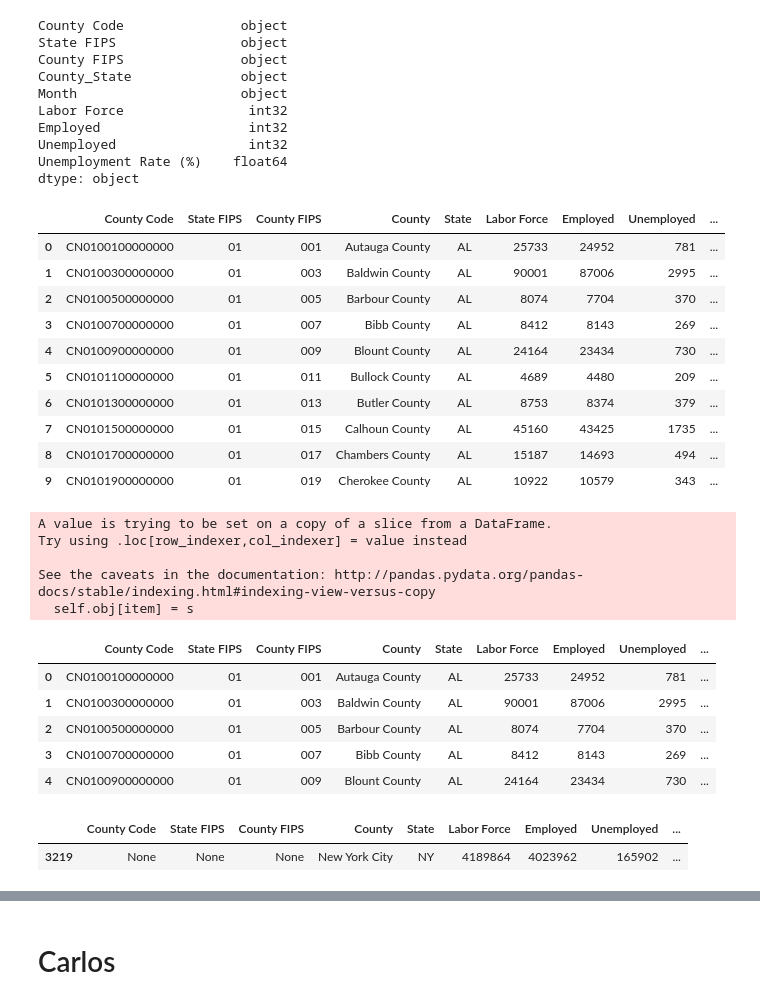
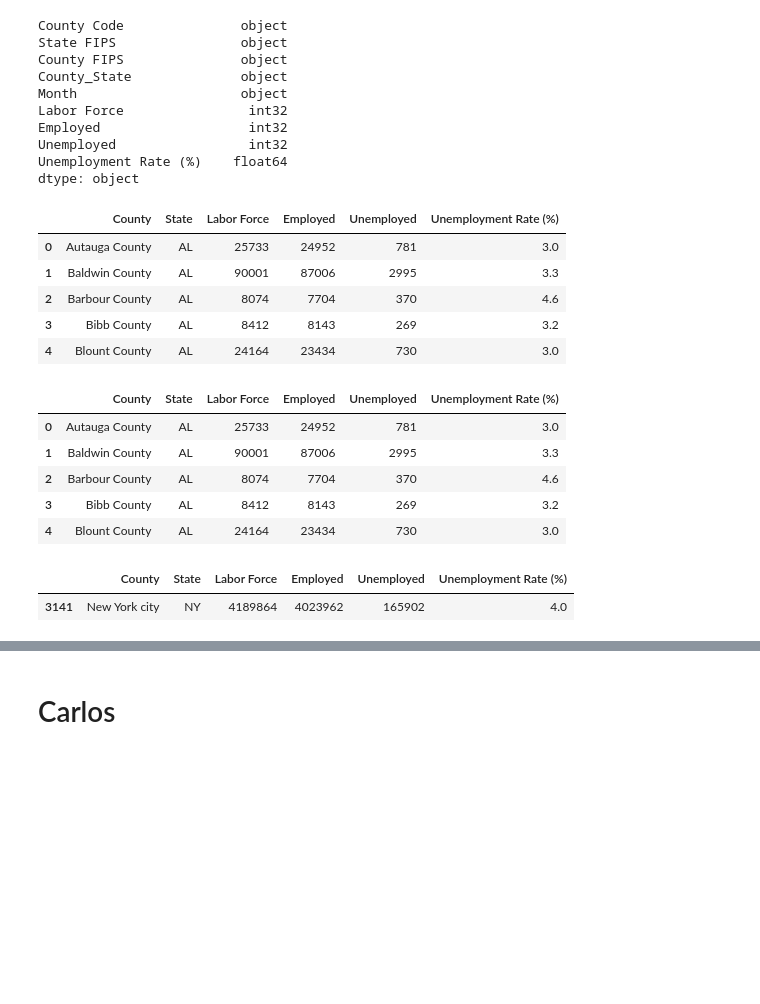
Before and after one commit to Gissel7181/Project-One, a Jupyter notebook: Master_File.ipynb, the cells around one changed output, grey strips where cells are left out. Drawn from its saved outputs; the diff is of its cells as text; code cells hidden in the pictures; blank space fills up the shorter version.

```diff
--- a/Master_File.ipynb
+++ b/Master_File.ipynb
@@ -30,13 +30,15 @@ counties = []
 for row in range(0, len(Fortune_500)):
     city = Fortune_500["Hqcity"][row]
     state = Fortune_500["Hqstate"][row]
-    results = geocoder.google(f"{city},{state}", key=g_key)
+    results = geocoder.google(f"{city}, {state}", key=g_key)
 
     # Use conditional to set county equal to city name if no county is available
     if type(results.county) != str:
         counties.append(f"{city} city, {state}")
     elif results.county == "Queens County":
         counties.append("New York city, NY")
+    elif results.county == "District of Columbia":
+        counties.append("District of Columbia")
     else:
         counties.append(f"{results.county}, {state}")
 
@@ -218,37 +205,35 @@ dtype: object
 # %%
 # Create empty list variables to store split values
 unemployment_counties = []
 unemployment_states = []
 
 # Loop through df to split County_State column into County and State
 for row in range(0, len(unemployment_df)):
     county_split = unemployment_df["County_State"][row].split(",")
     county_split[0].strip()
     county_split[-1].strip()
     unemployment_counties.append(county_split[0])
     unemployment_states.append(county_split[-1])
 
 # Add columns to df
 unemployment_df["County"] = unemployment_counties
 unemployment_df["State"] = unemployment_states
 
 # Rearrange columns and remove unnecessary columns
-unemployment_df = unemployment_df[["County Code", "State FIPS", "County FIPS", "County", "State", "Labor Force",
-                                   "Employed", "Unemployed", "Unemployment Rate (%)"]]
+unemployment_df = unemployment_df[["County", "State", "Labor Force", "Employed",
+                                   "Unemployed", "Unemployment Rate (%)"]]
 
-unemployment_df.head(10)
+# Drop Puerto Rico from dataframe
+unemployment_df = unemployment_df.loc[unemployment_df["State"] != " PR"]
+
+unemployment_df.head()
 # %% [output]
-|  | County Code | State FIPS | County FIPS | County | State | Labor Force | Employed | Unemployed | ... |
-| 0 | CN0100100000000 | 01 | 001 | Autauga County | AL | 25733 | 24952 | 781 | ... |
-| 1 | CN0100300000000 | 01 | 003 | Baldwin County | AL | 90001 | 87006 | 2995 | ... |
-| 2 | CN0100500000000 | 01 | 005 | Barbour County | AL | 8074 | 7704 | 370 | ... |
-| 3 | CN0100700000000 | 01 | 007 | Bibb County | AL | 8412 | 8143 | 269 | ... |
-| 4 | CN0100900000000 | 01 | 009 | Blount County | AL | 24164 | 23434 | 730 | ... |
-| 5 | CN0101100000000 | 01 | 011 | Bullock County | AL | 4689 | 4480 | 209 | ... |
-| 6 | CN0101300000000 | 01 | 013 | Butler County | AL | 8753 | 8374 | 379 | ... |
-| 7 | CN0101500000000 | 01 | 015 | Calhoun County | AL | 45160 | 43425 | 1735 | ... |
-| 8 | CN0101700000000 | 01 | 017 | Chambers County | AL | 15187 | 14693 | 494 | ... |
-| 9 | CN0101900000000 | 01 | 019 | Cherokee County | AL | 10922 | 10579 | 343 | ... |
+|  | County | State | Labor Force | Employed | Unemployed | Unemployment Rate (%) |
+| 0 | Autauga County | AL | 25733 | 24952 | 781 | 3.0 |
+| 1 | Baldwin County | AL | 90001 | 87006 | 2995 | 3.3 |
+| 2 | Barbour County | AL | 8074 | 7704 | 370 | 4.6 |
+| 3 | Bibb County | AL | 8412 | 8143 | 269 | 3.2 |
+| 4 | Blount County | AL | 24164 | 23434 | 730 | 3.0 |
 # %%
 # New York City is split into 5 counties for each borough and must be combined into one entry
 
@@ -256,14 +241,14 @@ unemployment_df.head(10)
 nyc_df = unemployment_df.loc[unemployment_df["State"] == " NY"]
 
 # Rename each county to New York City
-nyc_df.loc[nyc_df["County"] == "New York County", "County"] = "New York City"
-nyc_df.loc[nyc_df["County"] == "Kings County", "County"] = "New York City"
-nyc_df.loc[nyc_df["County"] == "Bronx County", "County"] = "New York City"
-nyc_df.loc[nyc_df["County"] == "Richmond County", "County"] = "New York City"
-nyc_df.loc[nyc_df["County"] == "Queens County", "County"] = "New York City"
+nyc_df.loc[nyc_df["County"] == "New York County", "County"] = "New York city"
+nyc_df.loc[nyc_df["County"] == "Kings County", "County"] = "New York city"
+nyc_df.loc[nyc_df["County"] == "Bronx County", "County"] = "New York city"
+nyc_df.loc[nyc_df["County"] == "Richmond County", "County"] = "New York city"
+nyc_df.loc[nyc_df["County"] == "Queens County", "County"] = "New York city"
 
 # Combine all New York City data into one dataframe
-nyc_df = nyc_df.loc[nyc_df["County"] == "New York City"]
+nyc_df = nyc_df.loc[nyc_df["County"] == "New York city"]
 
 # Find totals of statistics and find unemployment rate for all 5 boroughs
 nyc_labor_force = nyc_df["Labor Force"].sum()
@@ -272,33 +257,28 @@ nyc_unemployed = nyc_df["Unemployed"].sum()
 nyc_unemployment_rate = round(nyc_unemployed / nyc_labor_force * 100, 1)
 
 # Make a dataframe using NYC totals
-nyc_totals = pd.DataFrame({"County Code": None, "State FIPS": None, "County FIPS": None, "County": "New York City",
-                           "State": "NY", "Labor Force": nyc_labor_force, "Employed": nyc_employed,
-                           "Unemployed": nyc_unemployed, "Unemployment Rate (%)": nyc_unemployment_rate}, index=[0])
+nyc_totals = pd.DataFrame({"County": "New York city", "State": "NY", "Labor Force": nyc_labor_force,
+                           "Employed": nyc_employed, "Unemployed": nyc_unemployed,
+                           "Unemployment Rate (%)": nyc_unemployment_rate}, index=[0])
 
 # Drop NYC rows from unemployment dataframe
-unemployment_df[unemployment_df.County != "New York City"]
+unemployment_df[unemployment_df.County != "New York city"]
 
 # Merge NYC totals into main dataframe to replace dropped rows
 unemployment_df = unemployment_df.merge(nyc_totals, how="outer")
 unemployment_df.head()
 # %% [output]
-A value is trying to be set on a copy of a slice from a DataFrame.
-Try using .loc[row_indexer,col_indexer] = value instead
-
-See the caveats in the documentation: http://pandas.pydata.org/pandas-docs/stable/indexing.html#indexing-view-versus-copy
-  self.obj[item] = s
-|  | County Code | State FIPS | County FIPS | County | State | Labor Force | Employed | Unemployed | ... |
-| 0 | CN0100100000000 | 01 | 001 | Autauga County | AL | 25733 | 24952 | 781 | ... |
-| 1 | CN0100300000000 | 01 | 003 | Baldwin County | AL | 90001 | 87006 | 2995 | ... |
-| 2 | CN0100500000000 | 01 | 005 | Barbour County | AL | 8074 | 7704 | 370 | ... |
-| 3 | CN0100700000000 | 01 | 007 | Bibb County | AL | 8412 | 8143 | 269 | ... |
-| 4 | CN0100900000000 | 01 | 009 | Blount County | AL | 24164 | 23434 | 730 | ... |
+|  | County | State | Labor Force | Employed | Unemployed | Unemployment Rate (%) |
+| 0 | Autauga County | AL | 25733 | 24952 | 781 | 3.0 |
+| 1 | Baldwin County | AL | 90001 | 87006 | 2995 | 3.3 |
+| 2 | Barbour County | AL | 8074 | 7704 | 370 | 4.6 |
+| 3 | Bibb County | AL | 8412 | 8143 | 269 | 3.2 |
+| 4 | Blount County | AL | 24164 | 23434 | 730 | 3.0 |
 # %%
-unemployment_df.loc[unemployment_df["County"] == "New York City"]
+unemployment_df.loc[unemployment_df["County"] == "New York city"]
 # %% [output]
-|  | County Code | State FIPS | County FIPS | County | State | Labor Force | Employed | Unemployed | ... |
-| 3219 | None | None | None | New York City | NY | 4189864 | 4023962 | 165902 | ... |
+|  | County | State | Labor Force | Employed | Unemployed | Unemployment Rate (%) |
+| 3141 | New York city | NY | 4189864 | 4023962 | 165902 | 4.0 |
 # %%
 county_state = []
 
```
Also changed, not shown: parts of 12 cells of this notebook.
